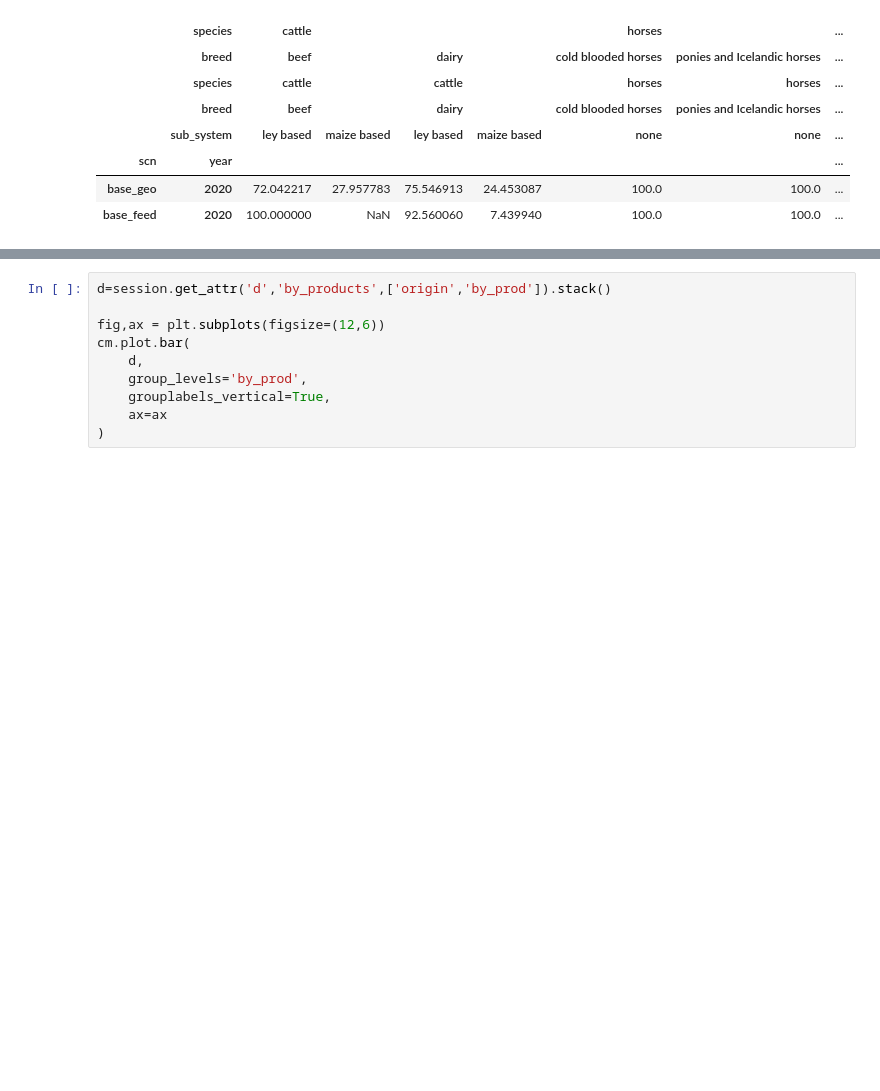
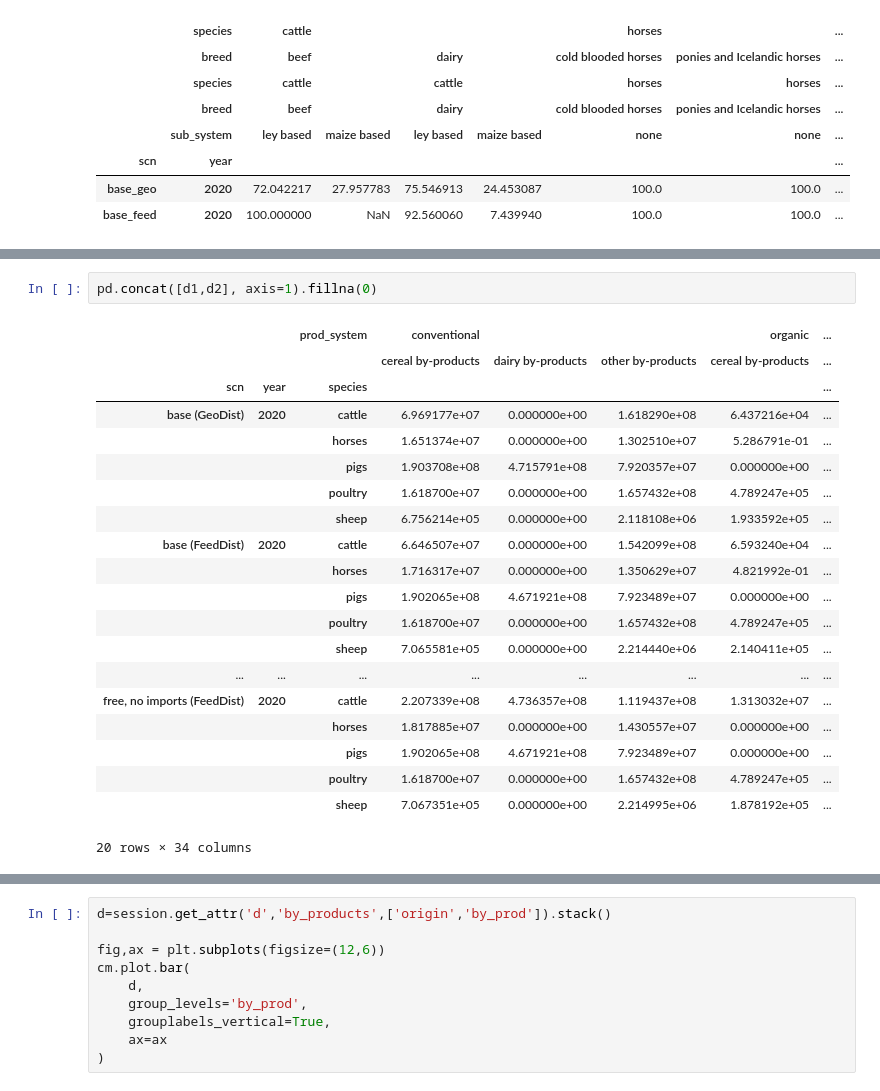
Before and after one commit to SLU-foodsystems/CIBUSmod, a Jupyter notebook: notebooks/feed_dist_example.ipynb, the cells around one changed output, grey strips where cells are left out. Drawn from its saved outputs; the diff is of its cells as text; blank space fills up the shorter version.

```diff
--- a/notebooks/feed_dist_example.ipynb
+++ b/notebooks/feed_dist_example.ipynb
@@ -317,0 +316,23 @@ for idx in rations.loc[['cattle']].index.droplevel(['animal','scn']).unique():
+# %%
+pd.concat([d1,d2], axis=1).fillna(0)
+# %% [output]
+|  |  | prod_system | conventional |  |  | organic | ... |
+|  |  |  | cereal by-products | dairy by-products | other by-products | cereal by-products | ... |
+| scn | year | species |  |  |  |  | ... |
+| base (GeoDist) | 2020 | cattle | 6.969177e+07 | 0.000000e+00 | 1.618290e+08 | 6.437216e+04 | ... |
+|  |  | horses | 1.651374e+07 | 0.000000e+00 | 1.302510e+07 | 5.286791e-01 | ... |
+|  |  | pigs | 1.903708e+08 | 4.715791e+08 | 7.920357e+07 | 0.000000e+00 | ... |
+|  |  | poultry | 1.618700e+07 | 0.000000e+00 | 1.657432e+08 | 4.789247e+05 | ... |
+|  |  | sheep | 6.756214e+05 | 0.000000e+00 | 2.118108e+06 | 1.933592e+05 | ... |
+| base (FeedDist) | 2020 | cattle | 6.646507e+07 | 0.000000e+00 | 1.542099e+08 | 6.593240e+04 | ... |
+|  |  | horses | 1.716317e+07 | 0.000000e+00 | 1.350629e+07 | 4.821992e-01 | ... |
+|  |  | pigs | 1.902065e+08 | 4.671921e+08 | 7.923489e+07 | 0.000000e+00 | ... |
+|  |  | poultry | 1.618700e+07 | 0.000000e+00 | 1.657432e+08 | 4.789247e+05 | ... |
+|  |  | sheep | 7.065581e+05 | 0.000000e+00 | 2.214440e+06 | 2.140411e+05 | ... |
+| ... | ... | ... | ... | ... | ... | ... | ... |
+| free, no imports (FeedDist) | 2020 | cattle | 2.207339e+08 | 4.736357e+08 | 1.119437e+08 | 1.313032e+07 | ... |
+|  |  | horses | 1.817885e+07 | 0.000000e+00 | 1.430557e+07 | 0.000000e+00 | ... |
+|  |  | pigs | 1.902065e+08 | 4.671921e+08 | 7.923489e+07 | 0.000000e+00 | ... |
+|  |  | poultry | 1.618700e+07 | 0.000000e+00 | 1.657432e+08 | 4.789247e+05 | ... |
+|  |  | sheep | 7.067351e+05 | 0.000000e+00 | 2.214995e+06 | 1.878192e+05 | ... |
+20 rows × 34 columns
```
Also changed, not shown: parts of 15 cells of this notebook, 3 other files.
